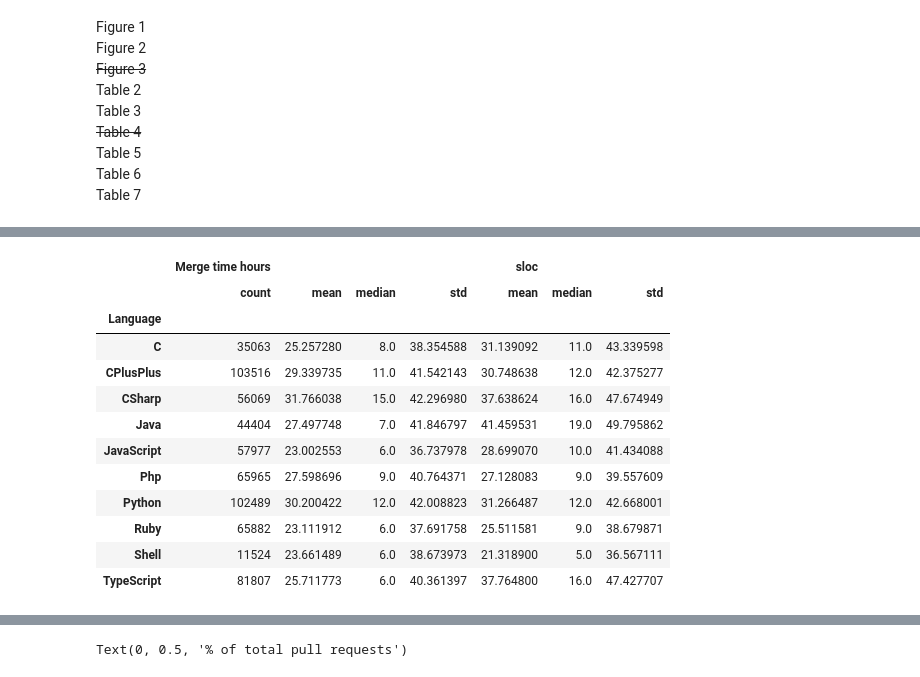
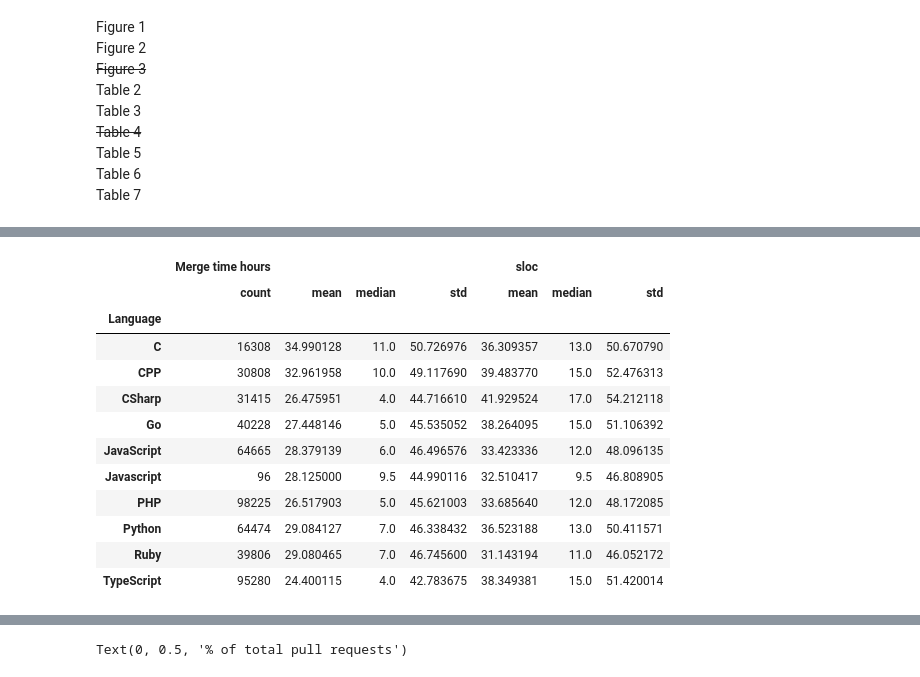
Before and after one commit to GuillaumeClaude/SENG-480B-Final-Project, a Jupyter notebook: Code/analysis.ipynb, the cells around one changed output, grey strips where cells are left out. Cells and saved outputs as stored; diff of their text form; code cells hidden in the pictures.

```diff
--- a/Code/analysis.ipynb
+++ b/Code/analysis.ipynb
@@ -25,8 +25,8 @@ from scipy.stats import spearmanr
 # %%
 # Reading input file and creating dataframe for analysis
 
-df = pd.read_csv("/Users/admin/Desktop/SENG-480B-Final-Project-1/Input files/prlist.txt", sep=",")
-df["sloc"]=df['Insertions']+df['Deletions']+df['Modifications']
+df = pd.read_csv("/Users/admin/Desktop/SENG-480B-Final-Project-1/Input files/full.csv", sep=",")
+df["sloc"]=df['Insertions']+df['Deletions']
 df.head()
 # %% [output]
 |  | Language | Project | PR ID | Created At | Merged At | Merge time minutes | Files changed | Insertions | ... |
@@ -38,7 +54,7 @@ df.head()
 # %%
 # Using turkey outlier to drop outliers in the data. This is the same method as the original study for continuity
 
-def turkey_outlier(df, column, whisker_width=1.5):
+def turkey_outlier(df, column, whisker_width=1.15):
     # Calculate Q1, Q2 and IQR
     q1 = df[column].quantile(0.25)
     q3 = df[column].quantile(0.75)
@@ -134,30 +159,30 @@ combine=pd.concat([df1,df2], axis=1)
 # %%
 # Table 4 Time-to-merge (hours) and SLOC per pull request
 # N = total number, M = mean, Mdn = median, SD = standard deviation.
 
 
 day=df["Merge time minutes"]/60
 day=pd.to_numeric(day, downcast='integer').apply(np.ceil)
 pull=pd.DataFrame()
 pull= df.copy()
 pull["Merge time minutes"]=day
-pull=pull.drop(columns=["PR ID","Modifications", "Files changed","Insertions","Deletions"])
+pull=pull.drop(columns=["PR ID", "Files changed","Insertions","Deletions"])
 pull=pull.groupby(["Language"]).agg({ 'Merge time minutes': ['count','mean','median', 'std'], 'sloc': ['mean','median', 'std']}).rename(columns={"Merge time minutes":"Merge time hours","count":"count"})
 display(pull)
 # %% [output]
 |  | Merge time hours |  |  |  | sloc |  |  |
 |  | count | mean | median | std | mean | median | std |
 | Language |  |  |  |  |  |  |  |
-| C | 35063 | 25.257280 | 8.0 | 38.354588 | 31.139092 | 11.0 | 43.339598 |
-| CPlusPlus | 103516 | 29.339735 | 11.0 | 41.542143 | 30.748638 | 12.0 | 42.375277 |
-| CSharp | 56069 | 31.766038 | 15.0 | 42.296980 | 37.638624 | 16.0 | 47.674949 |
-| Java | 44404 | 27.497748 | 7.0 | 41.846797 | 41.459531 | 19.0 | 49.795862 |
-| JavaScript | 57977 | 23.002553 | 6.0 | 36.737978 | 28.699070 | 10.0 | 41.434088 |
-| Php | 65965 | 27.598696 | 9.0 | 40.764371 | 27.128083 | 9.0 | 39.557609 |
-| Python | 102489 | 30.200422 | 12.0 | 42.008823 | 31.266487 | 12.0 | 42.668001 |
-| Ruby | 65882 | 23.111912 | 6.0 | 37.691758 | 25.511581 | 9.0 | 38.679871 |
-| Shell | 11524 | 23.661489 | 6.0 | 38.673973 | 21.318900 | 5.0 | 36.567111 |
-| TypeScript | 81807 | 25.711773 | 6.0 | 40.361397 | 37.764800 | 16.0 | 47.427707 |
+| C | 16308 | 34.990128 | 11.0 | 50.726976 | 36.309357 | 13.0 | 50.670790 |
+| CPP | 30808 | 32.961958 | 10.0 | 49.117690 | 39.483770 | 15.0 | 52.476313 |
+| CSharp | 31415 | 26.475951 | 4.0 | 44.716610 | 41.929524 | 17.0 | 54.212118 |
+| Go | 40228 | 27.448146 | 5.0 | 45.535052 | 38.264095 | 15.0 | 51.106392 |
+| JavaScript | 64665 | 28.379139 | 6.0 | 46.496576 | 33.423336 | 12.0 | 48.096135 |
+| Javascript | 96 | 28.125000 | 9.5 | 44.990116 | 32.510417 | 9.5 | 46.808905 |
+| PHP | 98225 | 26.517903 | 5.0 | 45.621003 | 33.685640 | 12.0 | 48.172085 |
+| Python | 64474 | 29.084127 | 7.0 | 46.338432 | 36.523188 | 13.0 | 50.411571 |
+| Ruby | 39806 | 29.080465 | 7.0 | 46.745600 | 31.143194 | 11.0 | 46.052172 |
+| TypeScript | 95280 | 24.400115 | 4.0 | 42.783675 | 38.349381 | 15.0 | 51.420014 |
 # %%
 # Table 5: Spearman correlation coefficient 𝑟𝑠 (𝑝 < .001) between time-to-merge (hours) and total SLOC. N = total number.
 
```
Also changed, not shown: parts of 9 cells of this notebook.
